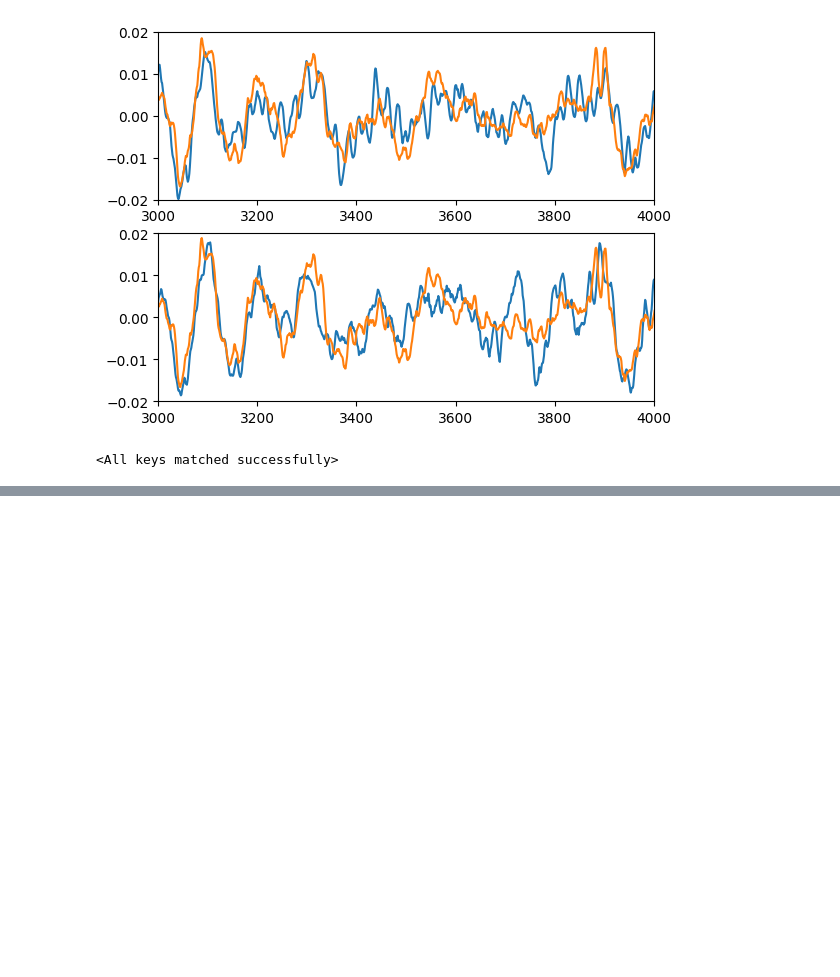
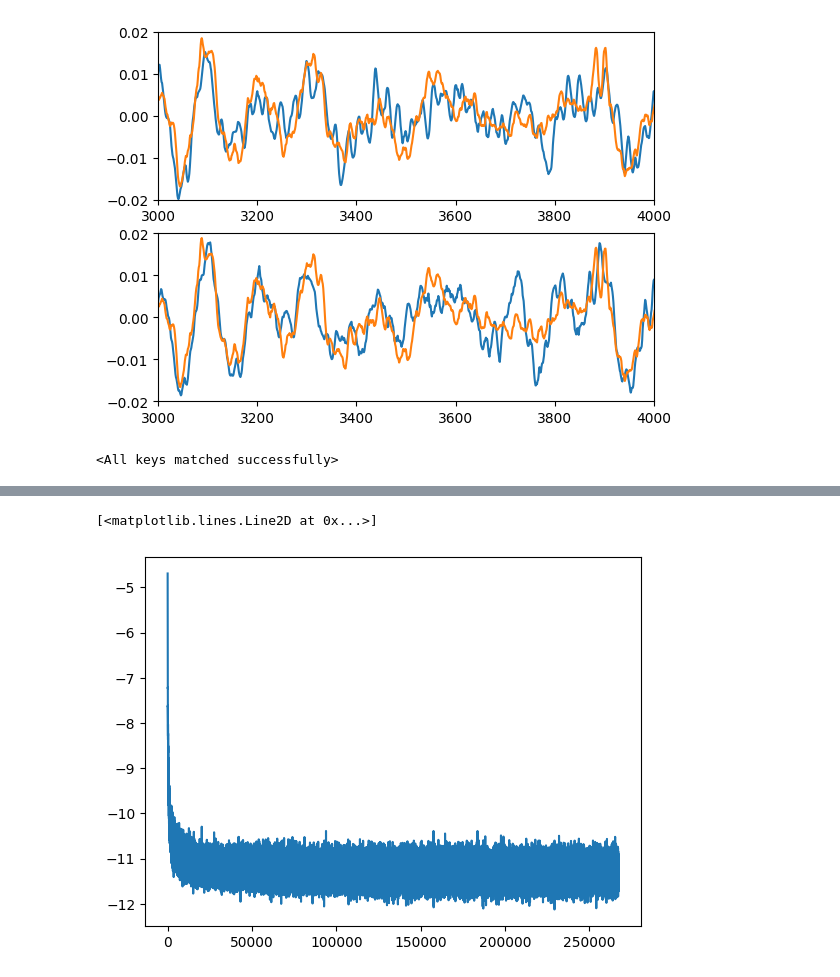
Before and after one commit to danjacobellis/moco, a Jupyter notebook: MYRIAD_V2_RDAE_inference.ipynb, the cells around one changed output, grey strips where cells are left out. Drawn from its saved outputs; the diff is of its cells as text; code cells hidden in the pictures; blank space fills up the shorter version.

```diff
--- a/MYRIAD_V2_RDAE_inference.ipynb
+++ b/MYRIAD_V2_RDAE_inference.ipynb
@@ -237,0 +256,6 @@ for channel in range(2):
+# %%
+distortion = np.load("distortion.npy")
+plt.plot(np.log(distortion))
+# %% [output]
+[<matplotlib.lines.Line2D at 0x...>]
+[figure, added]
```
Also changed, not shown: parts of 8 cells of this notebook.
